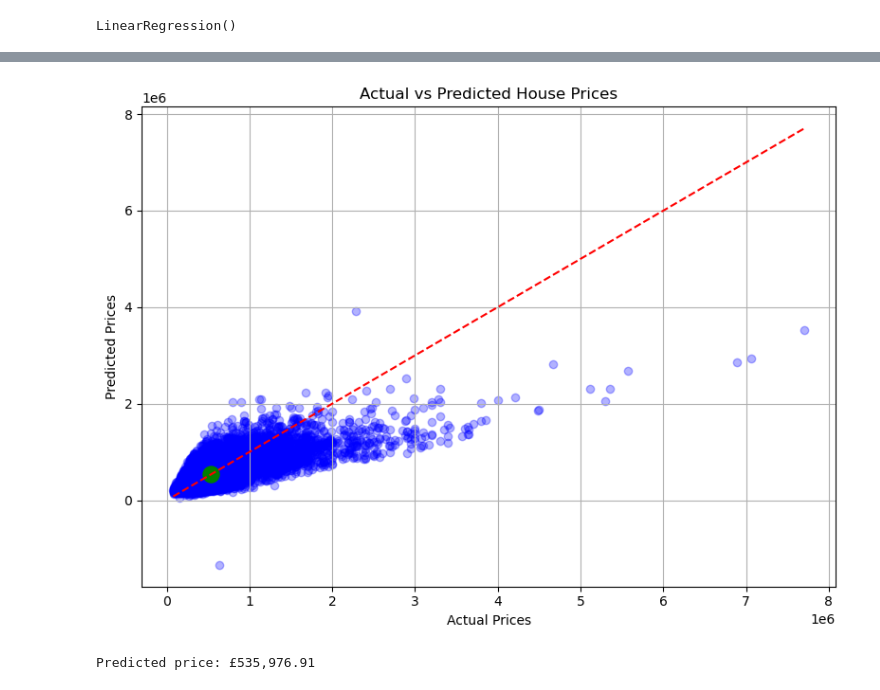
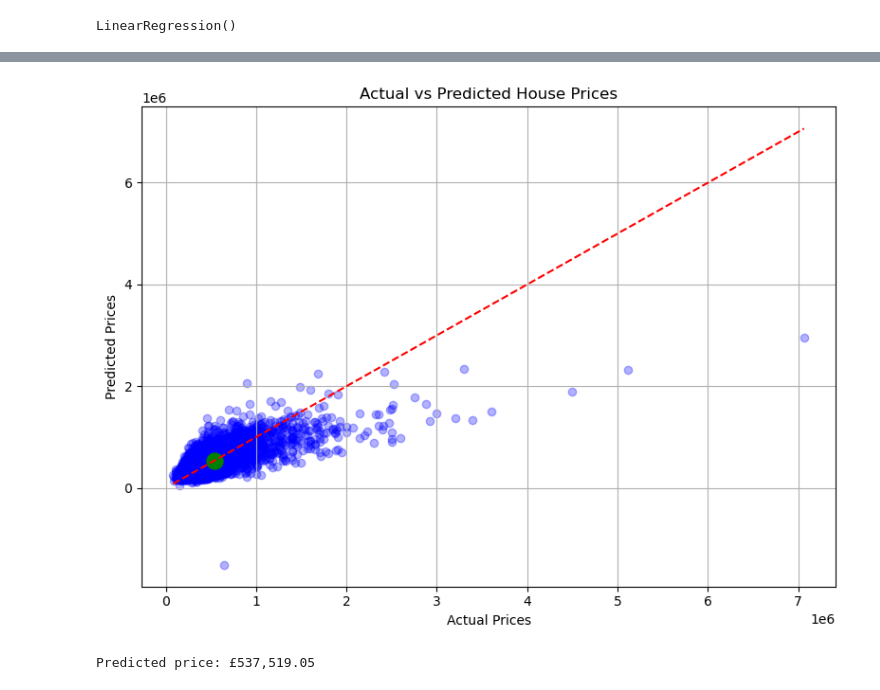
Before and after one commit to Ilie1985/House_Price_Prediction, a Jupyter notebook: House_Pricing_Prediction.ipynb, the cells around one changed output, grey strips where cells are left out. Drawn from its saved outputs; the diff is of its cells as text; code cells hidden in the pictures.

```diff
--- a/House_Pricing_Prediction.ipynb
+++ b/House_Pricing_Prediction.ipynb
@@ -54,22 +70,25 @@ df = df.dropna(subset=features + ['price'])
 # %%
-# Prepare input features (X) and target (y)
+#prepare input features (X) and target (y)
+features = ['sqft_living', 'bedrooms', 'bathrooms', 'floors']
 X = df[features]
 y = df['price']
+
+#split into train and test sets
+X_train, X_test, y_train, y_test = train_test_split(X, y, test_size=0.2, random_state=42)
 # %%
-# Train the regression model
-# This is where I trained my regression model. It learns from the dataset by finding the mathematical relationship
-# between input features (like house size) and the target (price). After this, the model is ready to predict prices for new houses.
+# train the regression model
+#This is where the regression model is trained. It learns from the dataset by finding the mathematical relationship
+# between input features like "house size" and the target "price". After this, the model is ready to predict prices for new houses.
 model = LinearRegression()
-model.fit(X, y)
+model.fit(X_train, y_train)
 # %% [output]
 LinearRegression()
 # %%
-# Evaluate the model
-y_pred = model.predict(X)
+# evaluate the model
+y_pred = model.predict(X_test)
+r2 = r2_score(y_test, y_pred)
+mse = mean_squared_error(y_test, y_pred)
 
-r2 = r2_score(y, y_pred)
-mse = mean_squared_error(y, y_pred)
-
-print(f"R² Score: {r2:.2f}")
-print(f"Mean Squared Error: {mse:,.0f}")
+print(f"R^2 Score: {r2:.2f}")
+print(f"Mean Squared Error: £{mse:,.0f}")
 # %% [output]
@@ -102,25 +142,25 @@ comparison.style.format({
 # %%
-# Visualize Actual vs Predicted Prices
+# visualise Actual vs Predicted Prices
 plt.figure(figsize=(8, 6))
-plt.scatter(y, y_pred, alpha=0.3, color='blue')
-plt.plot([y.min(), y.max()], [y.min(), y.max()], color='red', linestyle='--')
+plt.scatter(y_test, y_pred, alpha=0.3, color='blue')
+plt.plot([y_test.min(), y_test.max()], [y_test.min(), y_test.max()], color='red', linestyle='--')
 
-# Add green dot for a specific prediction
-# You already created this earlier:
+# define the features in the same order used during training
+features = ['sqft_living', 'bedrooms', 'bathrooms', 'floors']
 example = pd.DataFrame([[2000, 3, 2, 1]], columns=features)
 predicted_price = model.predict(example)[0]
 
-# Place it on the graph
+# visualise it with a scatter plot
 plt.scatter(predicted_price, predicted_price, color='green', s=150,
             label=f"Predicted Example (£{predicted_price:,.0f})")
 plt.xlabel("Actual Prices")
 plt.ylabel("Predicted Prices")
 plt.title("Actual vs Predicted House Prices")
 plt.grid(True)
 plt.tight_layout()
 plt.show()
 
 print(f"Predicted price: £{predicted_price:,.2f}")
 # %% [output]
-[figure, old version]
+[figure, new version]
-Predicted price: £535,976.91
+Predicted price: £537,519.05
```
Also changed, not shown: parts of 7 cells of this notebook.
